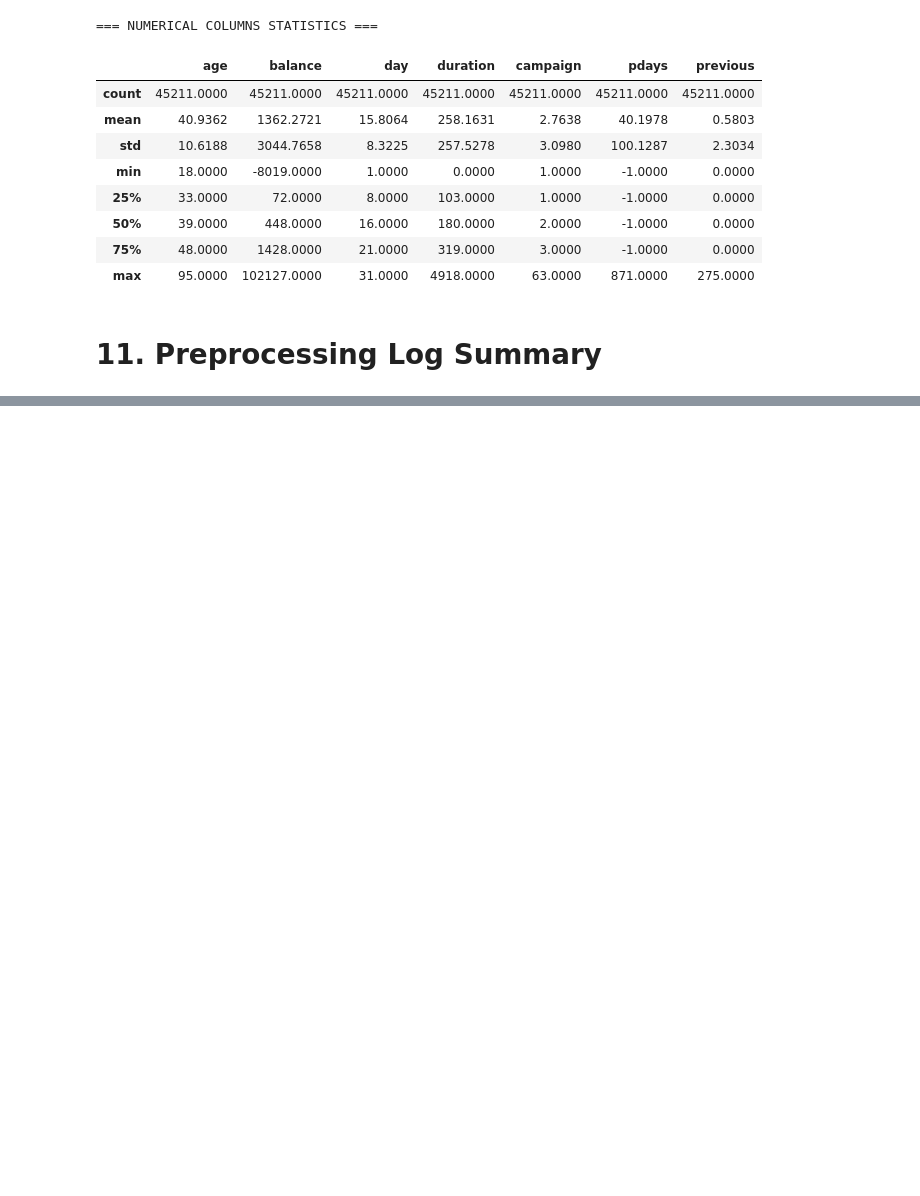
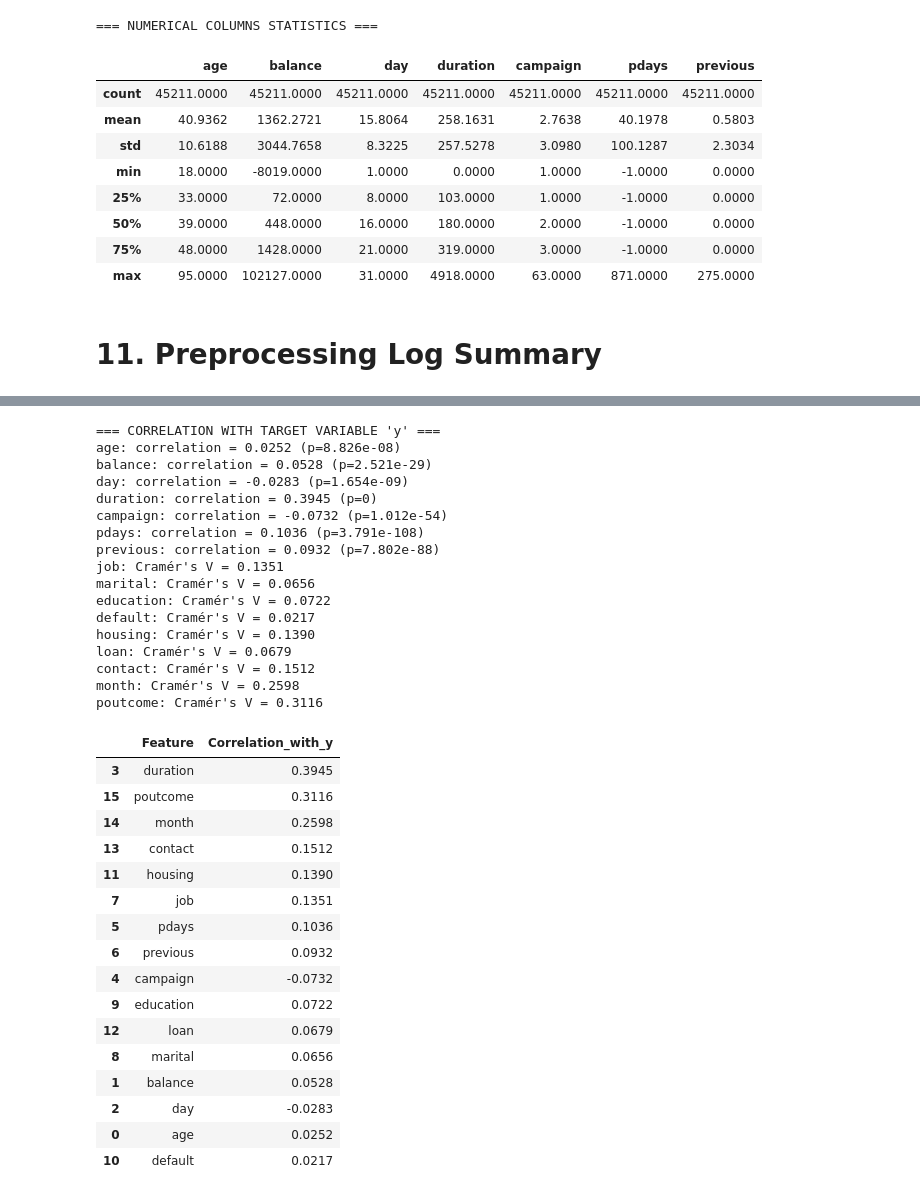
Before and after one commit to Cjyyaotse/azubia_test, a Jupyter notebook: notebooks/02_preprocessing.ipynb, the cells around one changed output, grey strips where cells are left out. Cells and saved outputs as stored; diff of their text form; code cells hidden in the pictures; blank space fills up the shorter version.

Commit message:
Incorporated correlation matrix in feature engineering to remove some features and add some

```diff
--- a/notebooks/02_preprocessing.ipynb
+++ b/notebooks/02_preprocessing.ipynb
@@ -25,7 +25,7 @@ Preprocessing started at: 2025-06-14 10:25:00.388652
 # 2. Data Loading and Initial Inspection
 # %%
 # Load raw data
-df_raw = pd.read_csv('/content/bank-full.csv', delimiter=';')
+df_raw = pd.read_csv('/home/joojo/Desktop/azubia_test/data/raw/bank-full.csv', delimiter=';')
 
 print(f"Raw data shape: {df_raw.shape}")
 print(f"Memory usage: {df_raw.memory_usage(deep=True).sum() / 1024**2:.2f} MB")
@@ -431,3 +431,81 @@ Memory optimized: 28.20 MB saved
 3. Feature Selection
 4. Model Development
 5. Model Evaluation
+# %%
+from scipy.stats import pointbiserialr
+
+# Check correlation of all features with 'y'
+print("=== CORRELATION WITH TARGET VARIABLE 'y' ===")
+
+# For numerical features: use point biserial correlation
+
+correlations = {}
+
+# Convert target to binary (assuming 'yes' is positive class)
+y_binary = (df['y'] == 'yes').astype(int)
+
+for col in numerical_cols:
+    if col in df.columns:
+        corr, pval = pointbiserialr(df[col], y_binary)
+        correlations[col] = corr
+        print(f"{col}: correlation = {corr:.4f} (p={pval:.4g})")
+
+# For categorical features: use Cramér's V
+import scipy.stats as stats
+
+def cramers_v(x, y):
+    confusion_matrix = pd.crosstab(x, y)
+    chi2 = stats.chi2_contingency(confusion_matrix)[0]
+    n = confusion_matrix.sum().sum()
+    phi2 = chi2 / n
+    r, k = confusion_matrix.shape
+    phi2corr = max(0, phi2 - ((k-1)*(r-1))/(n-1))
+    rcorr = r - ((r-1)**2)/(n-1)
+    kcorr = k - ((k-1)**2)/(n-1)
+    return np.sqrt(phi2corr / min((kcorr-1), (rcorr-1)))
+
+for col in categorical_cols:
+    if col in df.columns and col != 'y':
+        v = cramers_v(df[col], df['y'])
+        correlations[col] = v
+        print(f"{col}: Cramér's V = {v:.4f}")
+
+# Optionally, display as a sorted DataFrame
+corr_df = pd.DataFrame(list(correlations.items()), columns=['Feature', 'Correlation_with_y'])
+corr_df = corr_df.sort_values('Correlation_with_y', key=np.abs, ascending=False)
+display(corr_df)
+# %% [output]
+=== CORRELATION WITH TARGET VARIABLE 'y' ===
+age: correlation = 0.0252 (p=8.826e-08)
+balance: correlation = 0.0528 (p=2.521e-29)
+day: correlation = -0.0283 (p=1.654e-09)
+duration: correlation = 0.3945 (p=0)
+campaign: correlation = -0.0732 (p=1.012e-54)
+pdays: correlation = 0.1036 (p=3.791e-108)
+previous: correlation = 0.0932 (p=7.802e-88)
+job: Cramér's V = 0.1351
+marital: Cramér's V = 0.0656
+education: Cramér's V = 0.0722
+default: Cramér's V = 0.0217
+housing: Cramér's V = 0.1390
+loan: Cramér's V = 0.0679
+contact: Cramér's V = 0.1512
+month: Cramér's V = 0.2598
+poutcome: Cramér's V = 0.3116
+|  | Feature | Correlation_with_y |
+| 3 | duration | 0.3945 |
+| 15 | poutcome | 0.3116 |
+| 14 | month | 0.2598 |
+| 13 | contact | 0.1512 |
+| 11 | housing | 0.1390 |
+| 7 | job | 0.1351 |
+| 5 | pdays | 0.1036 |
+| 6 | previous | 0.0932 |
+| 4 | campaign | -0.0732 |
+| 9 | education | 0.0722 |
+| 12 | loan | 0.0679 |
+| 8 | marital | 0.0656 |
+| 1 | balance | 0.0528 |
+| 2 | day | -0.0283 |
+| 0 | age | 0.0252 |
+| 10 | default | 0.0217 |
```
Also changed, not shown: parts of 6 cells of this notebook, 7 other files.
